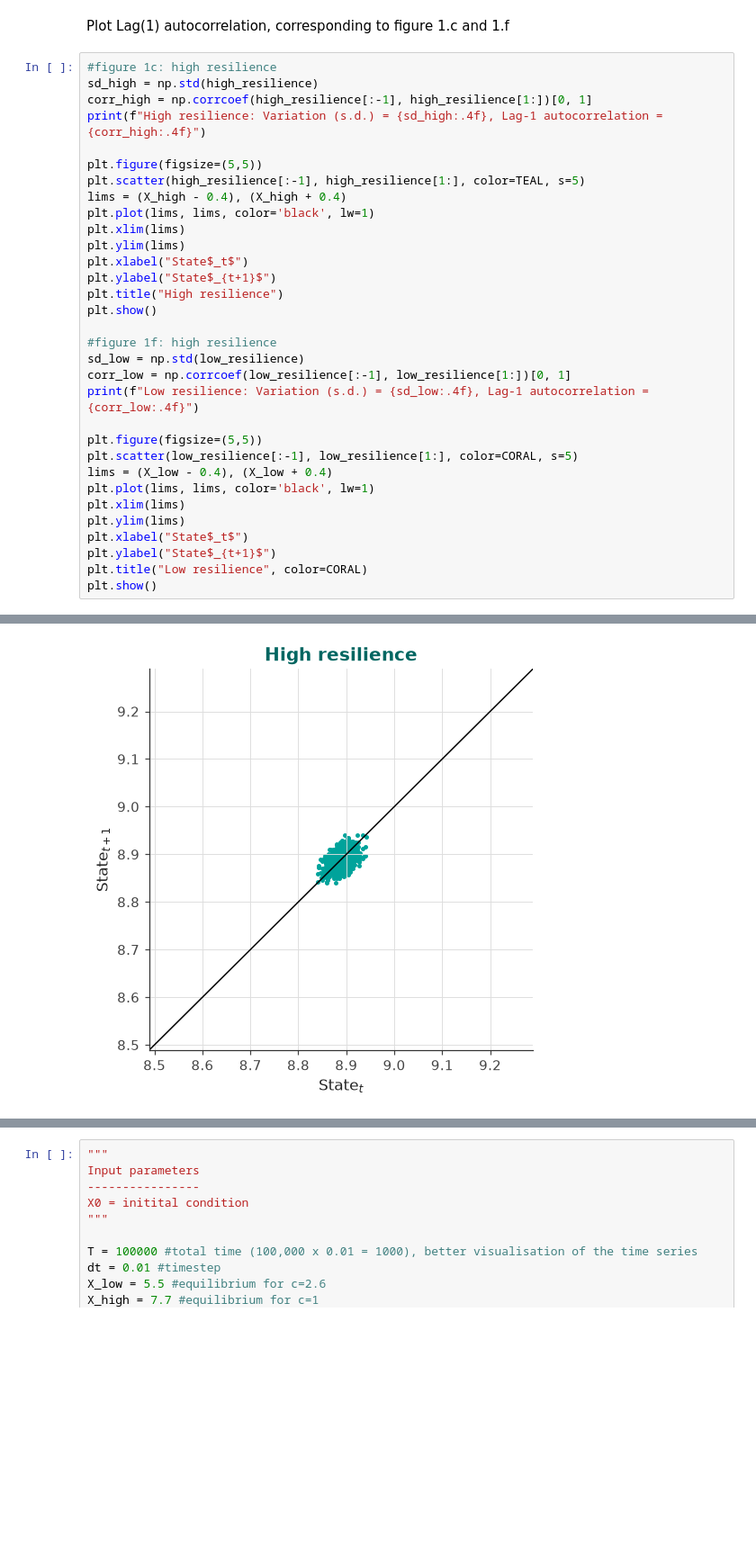
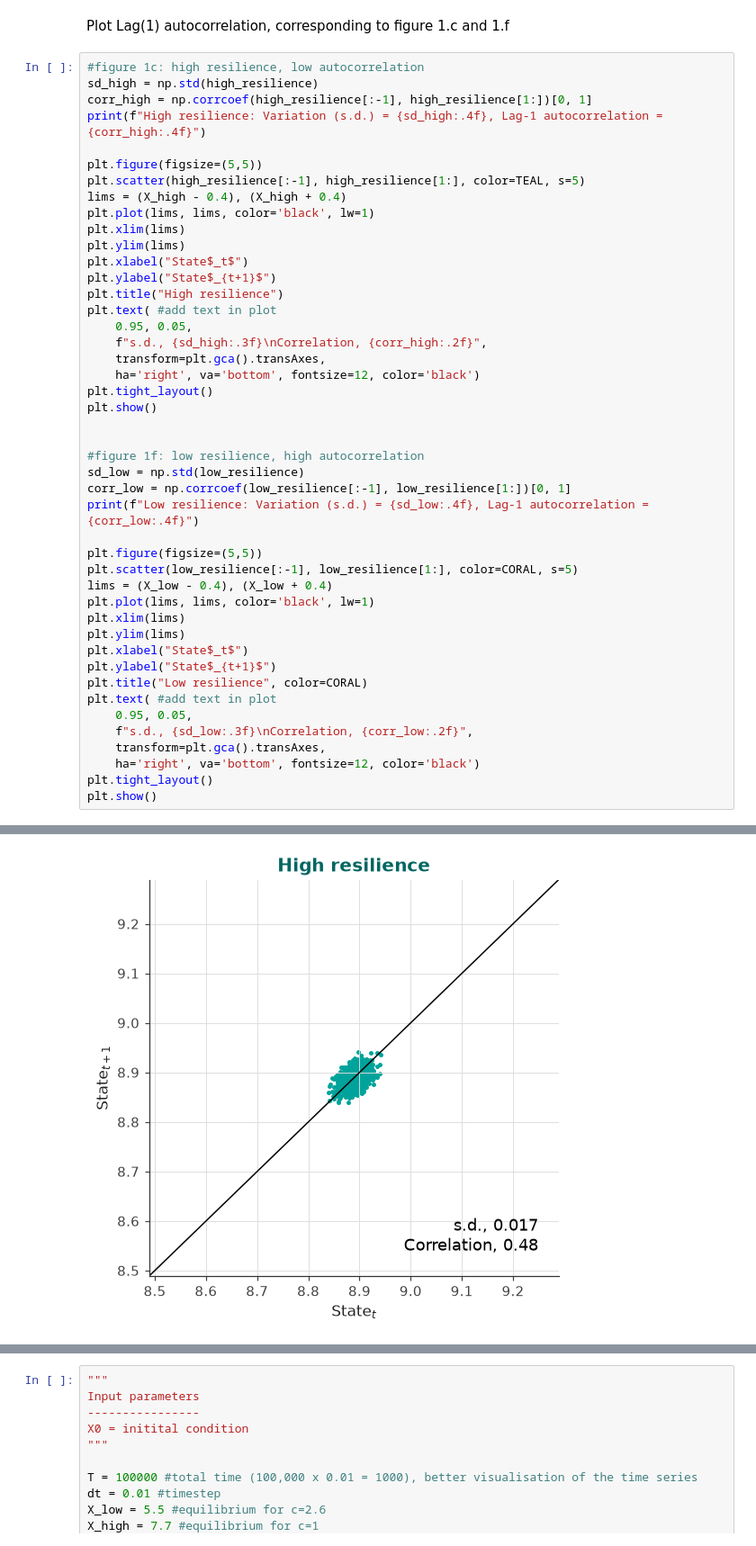
Before and after one commit to betsplie/CSassignment2, a Jupyter notebook: plots.ipynb, the cells around one changed output, grey strips where cells are left out. Shown at 90% size. Drawn from its saved outputs; the diff is of its cells as text; blank space fills up the shorter version.

```diff
--- a/plots.ipynb
+++ b/plots.ipynb
@@ -198,38 +195,51 @@ plt.show()
 # %% [markdown]
 Plot Lag(1) autocorrelation, corresponding to figure 1.c and 1.f
 # %%
-#figure 1c: high resilience
+#figure 1c: high resilience, low autocorrelation
 sd_high = np.std(high_resilience)
 corr_high = np.corrcoef(high_resilience[:-1], high_resilience[1:])[0, 1]
 print(f"High resilience: Variation (s.d.) = {sd_high:.4f}, Lag-1 autocorrelation = {corr_high:.4f}")
 
 plt.figure(figsize=(5,5))
 plt.scatter(high_resilience[:-1], high_resilience[1:], color=TEAL, s=5)
 lims = (X_high - 0.4), (X_high + 0.4)
 plt.plot(lims, lims, color='black', lw=1)
 plt.xlim(lims)
 plt.ylim(lims)
 plt.xlabel("State$_t$")
 plt.ylabel("State$_{t+1}$")
 plt.title("High resilience")
+plt.text( #add text in plot
+    0.95, 0.05,
+    f"s.d., {sd_high:.3f}\nCorrelation, {corr_high:.2f}",
+    transform=plt.gca().transAxes,
+    ha='right', va='bottom', fontsize=12, color='black')
+plt.tight_layout()
 plt.show()
 
-#figure 1f: high resilience
+
+#figure 1f: low resilience, high autocorrelation
 sd_low = np.std(low_resilience)
 corr_low = np.corrcoef(low_resilience[:-1], low_resilience[1:])[0, 1]
 print(f"Low resilience: Variation (s.d.) = {sd_low:.4f}, Lag-1 autocorrelation = {corr_low:.4f}")
 
 plt.figure(figsize=(5,5))
 plt.scatter(low_resilience[:-1], low_resilience[1:], color=CORAL, s=5)
 lims = (X_low - 0.4), (X_low + 0.4)
 plt.plot(lims, lims, color='black', lw=1)
 plt.xlim(lims)
 plt.ylim(lims)
 plt.xlabel("State$_t$")
 plt.ylabel("State$_{t+1}$")
 plt.title("Low resilience", color=CORAL)
+plt.text( #add text in plot
+    0.95, 0.05,
+    f"s.d., {sd_low:.3f}\nCorrelation, {corr_low:.2f}",
+    transform=plt.gca().transAxes,
+    ha='right', va='bottom', fontsize=12, color='black')
+plt.tight_layout()
 plt.show()
 # %% [output]
 High resilience: Variation (s.d.) = 0.0166, Lag-1 autocorrelation = 0.4824
-[figure, old version]
+[figure, new version]
 Low resilience: Variation (s.d.) = 0.0833, Lag-1 autocorrelation = 0.9723
```
Also changed, not shown: parts of 4 cells of this notebook.
